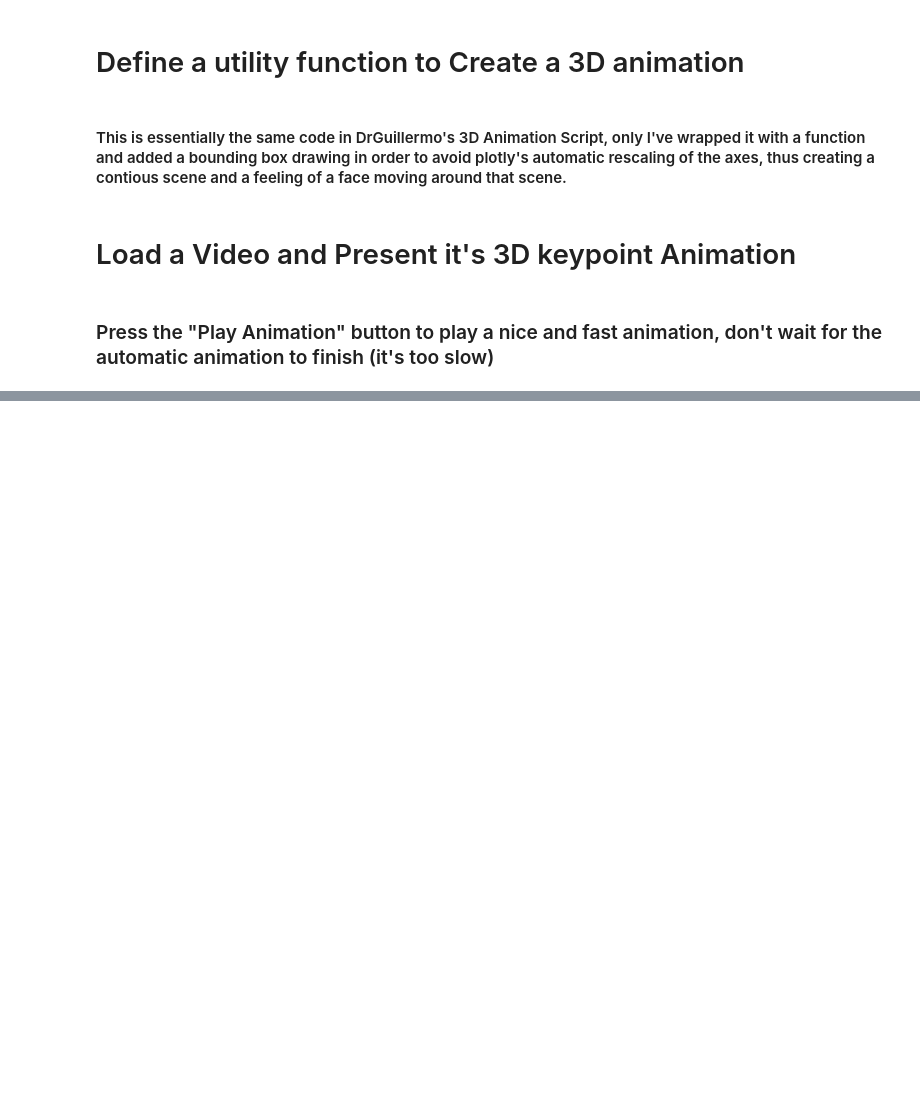
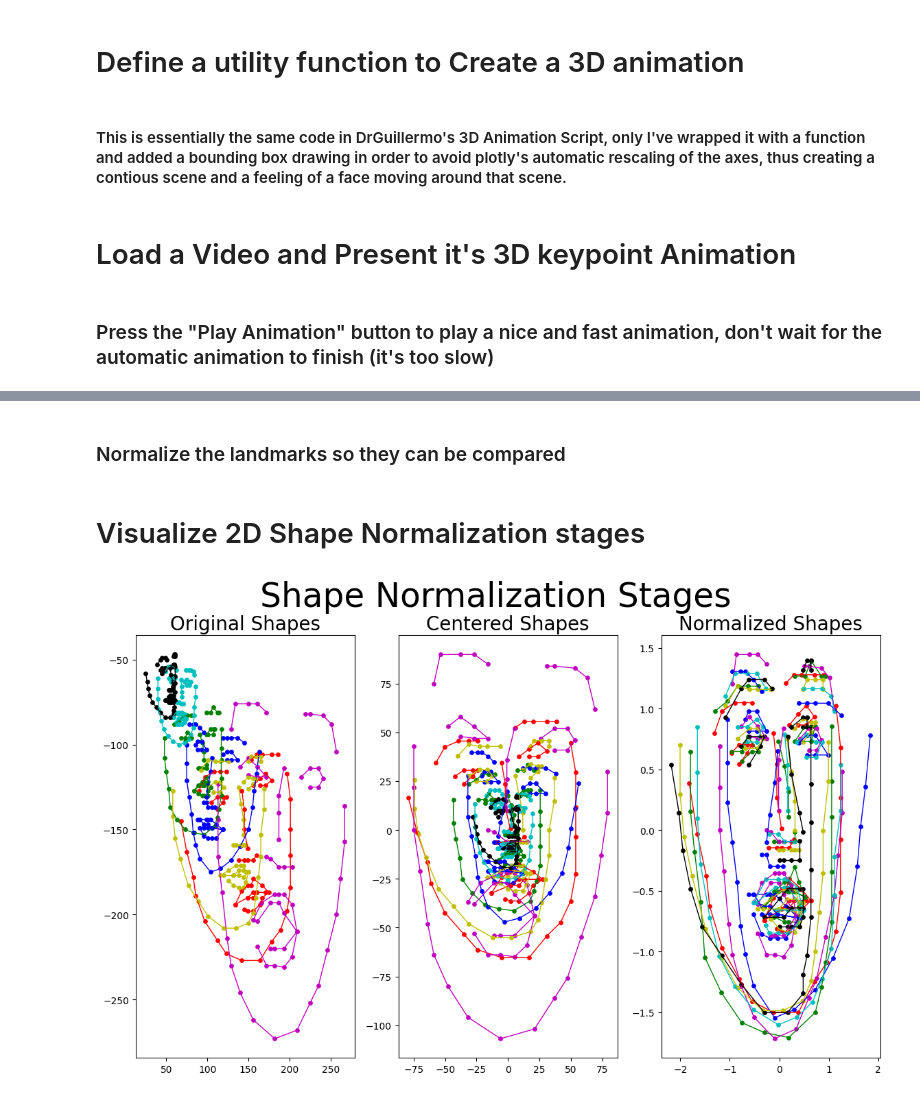
Before and after one commit to kkudzelich/Faces-Recognition-and-Landmarks-Detection, a Jupyter notebook: Facial_Landmarks_Recognition.ipynb, the cells around one changed output, grey strips where cells are left out. Saved outputs shown, nothing was run; the diff lists cells and outputs as text; code cells hidden in the pictures; blank space fills up the shorter version.

Commit message:
Normalize 2D and 3D landmarks

```diff
--- a/Facial_Landmarks_Recognition.ipynb
+++ b/Facial_Landmarks_Recognition.ipynb
@@ -370,0 +415,69 @@ ShowAnimation_3D(landmarks3D_curr)
+# %% [markdown]
+### Normalize the landmarks so they can be compared
+# %%
+# center the shapes around zero
+# i.e. such that for each frame the mean x,y,z coordinates will be zero
+# or in math terms: Xc = X - mean(X), Yc = Y - mean(Y), Zc = Z - mean(Z)
+landmarks2D_centered = np.zeros(landmarks2D_all.shape)
+landmarks2D_centered = landmarks2D_all - np.tile(landmarks2D_all.mean(axis=0), [68,1,1])
+
+landmarks3D_centered = np.zeros(landmarks3D_all.shape)
+landmarks3D_centered = landmarks3D_all - np.tile(landmarks3D_all.mean(axis=0), [68,1,1])
+
+# normalize the shapes such that they have the same scale
+# i.e. such that for each frame the mean euclidian distance from the shape center will be one
+# or in math terms: mean( sqrt(dX^2 + dY^2 + dZ^2) ) = 1
+landmarks2D_normalized = np.zeros(landmarks2D_all.shape)
+landmarks2D_normalized = landmarks2D_centered / np.tile((np.sqrt((landmarks2D_centered**2).sum(axis=1))).mean(axis=0), [68,2,1])
+
+landmarks3D_normalized = np.zeros(landmarks3D_all.shape)
+landmarks3D_normalized = landmarks3D_centered / np.tile((np.sqrt((landmarks3D_centered**2).sum(axis=1))).mean(axis=0), [68,3,1])
+# %% [markdown]
+# Visualize 2D Shape Normalization stages
+# %%
+# check the 2D normalization and verify that everything is as expected
+# select random several frames to be used as test cases
+np.random.seed(23)
+
+listOfShapeColors = ['r','g','b','m','y','c','k']
+numShapesToPresent = len(listOfShapeColors)
+listOfShapeInds = np.random.choice(range(int(totalNumberOfFrames)), size=numShapesToPresent, replace=False)
+
+plt.figure(figsize=(14,8))
+plt.suptitle('Shape Normalization Stages',fontsize=35) # main figure box setup and title
+
+# original shapes
+plt.subplot(1,3,1)
+for i, shapeInd in enumerate(listOfShapeInds):
+    plt.scatter(landmarks2D_all[:,0,shapeInd], -landmarks2D_all[:,1,shapeInd], s=15, c=listOfShapeColors[i])
+    for conPts in listOfAllConnectedPoints:
+        xPts = landmarks2D_all[conPts[0]:conPts[-1],0,shapeInd]
+        yPts = -landmarks2D_all[conPts[0]:conPts[-1],1,shapeInd]
+        plt.plot(xPts, yPts, c=listOfShapeColors[i], lw=1)
+# plt.axis('off')
+plt.title('Original Shapes', fontsize=20)
+
+# centered shapes
+plt.subplot(1,3,2)
+for i, shapeInd in enumerate(listOfShapeInds):
+    plt.scatter(landmarks2D_centered[:,0,shapeInd], -landmarks2D_centered[:,1,shapeInd], s=15, c=listOfShapeColors[i])
+    for conPts in listOfAllConnectedPoints:
+        xPts = landmarks2D_centered[conPts[0]:conPts[-1],0,shapeInd]
+        yPts = -landmarks2D_centered[conPts[0]:conPts[-1],1,shapeInd]
+        plt.plot(xPts, yPts, c=listOfShapeColors[i], lw=1)
+# plt.axis('off')
+plt.title('Centered Shapes', fontsize=20)
+
+# normalized shapes
+plt.subplot(1,3,3)
+for i, shapeInd in enumerate(listOfShapeInds):
+    plt.scatter(landmarks2D_normalized[:,0,shapeInd], -landmarks2D_normalized[:,1,shapeInd], s=15, c=listOfShapeColors[i])
+    for conPts in listOfAllConnectedPoints:
+        xPts = landmarks2D_normalized[conPts[0]:conPts[-1],0,shapeInd]
+        yPts = -landmarks2D_normalized[conPts[0]:conPts[-1],1,shapeInd]
+        plt.plot(xPts, yPts, c=listOfShapeColors[i], lw=1)
+# plt.axis('off')
+plt.title('Normalized Shapes', fontsize=20)
+plt.show()
+# %% [output]
+[figure, added]
```
Also changed, not shown: parts of 4 cells of this notebook.
